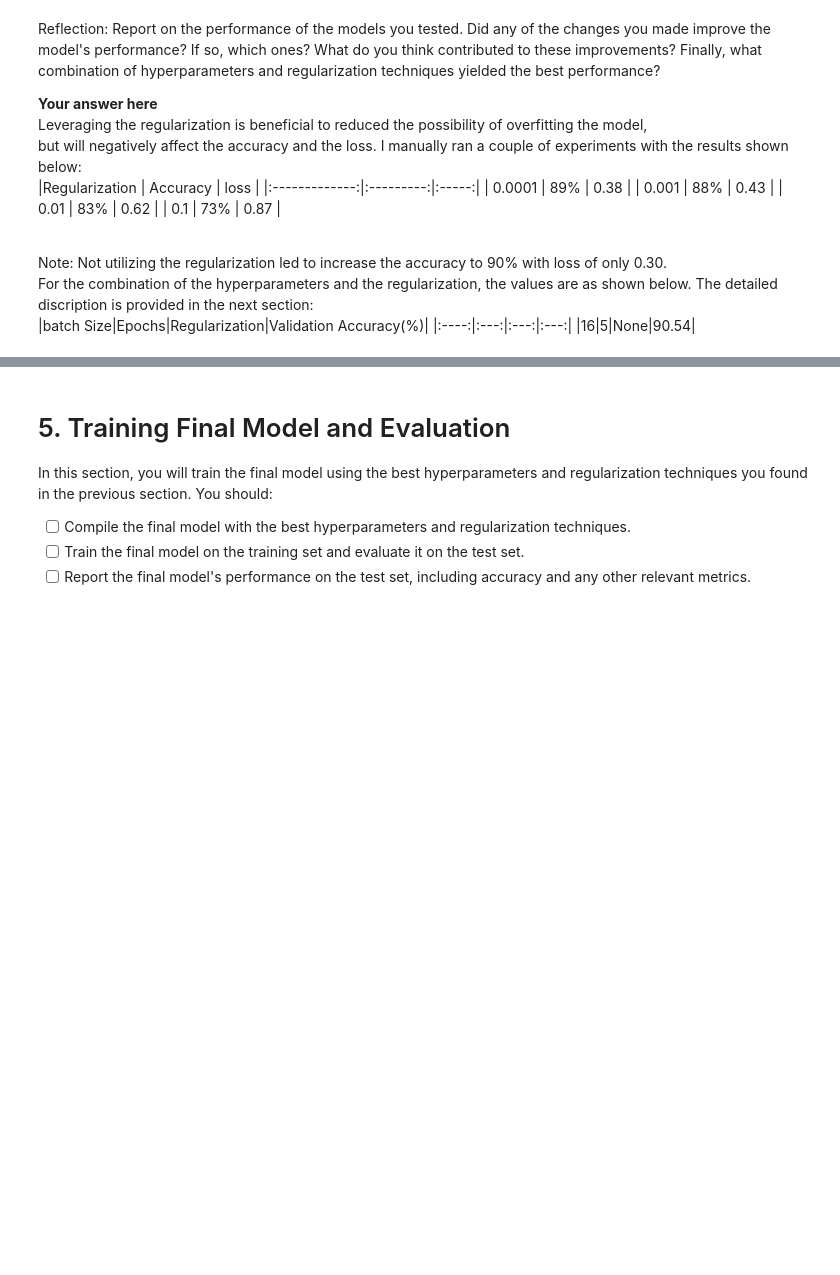
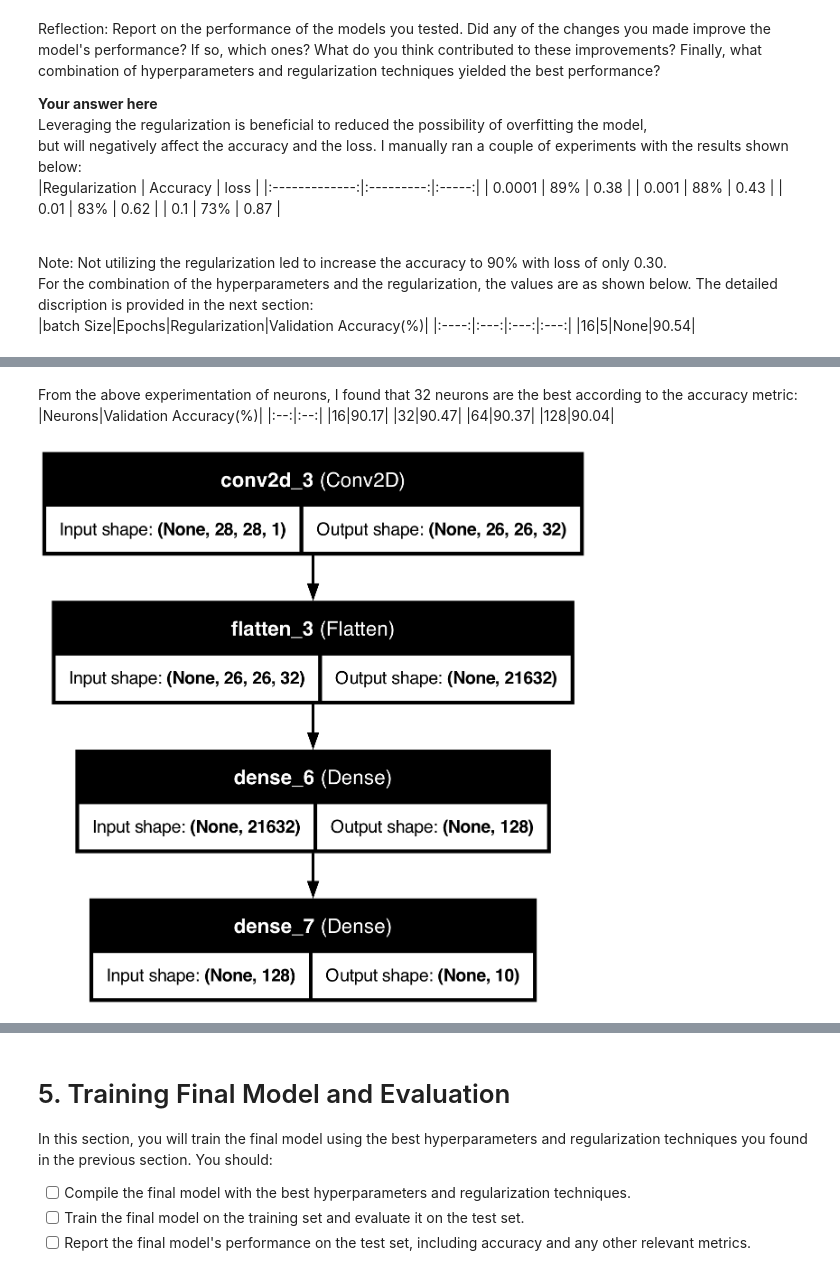
Before and after one commit to omaralfaqih6/deep_learning, a Jupyter notebook: 02_activities/assignments/assignment_1.ipynb, the cells around one changed output, grey strips where cells are left out. Cells and saved outputs as stored; diff of their text form; code cells hidden in the pictures; blank space fills up the shorter version.

```diff
--- a/02_activities/assignments/assignment_1.ipynb
+++ b/02_activities/assignments/assignment_1.ipynb
@@ -354,0 +447,16 @@ Reflection: Report on the performance of the models you tested. Did any of the c
+# %% [markdown]
+From the above experimentation of neurons, I found that 32 neurons are the best according to the accuracy metric:
+<br>
+|Neurons|Validation Accuracy(%)|
+|:--:|:--:|
+|16|90.17|
+|32|90.47|
+|64|90.37|
+|128|90.04|
+# %%
+
+from keras.utils import plot_model
+# Plot the model architecture
+plot_model(model5, to_file='model_plot.png', show_shapes=True, show_layer_names=True)
+# %% [output]
+[figure, added]
```
Also changed, not shown: parts of 3 cells of this notebook, 2 other files.
